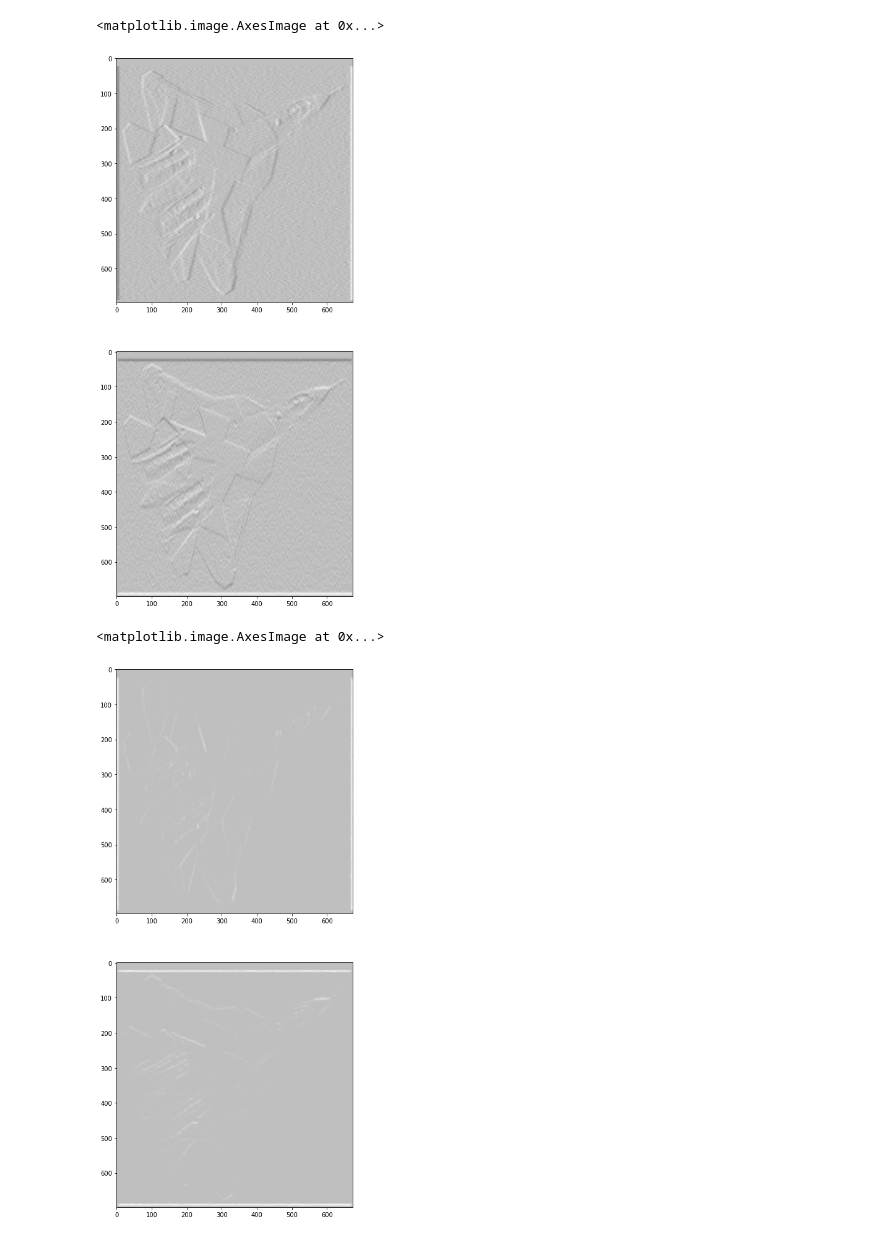
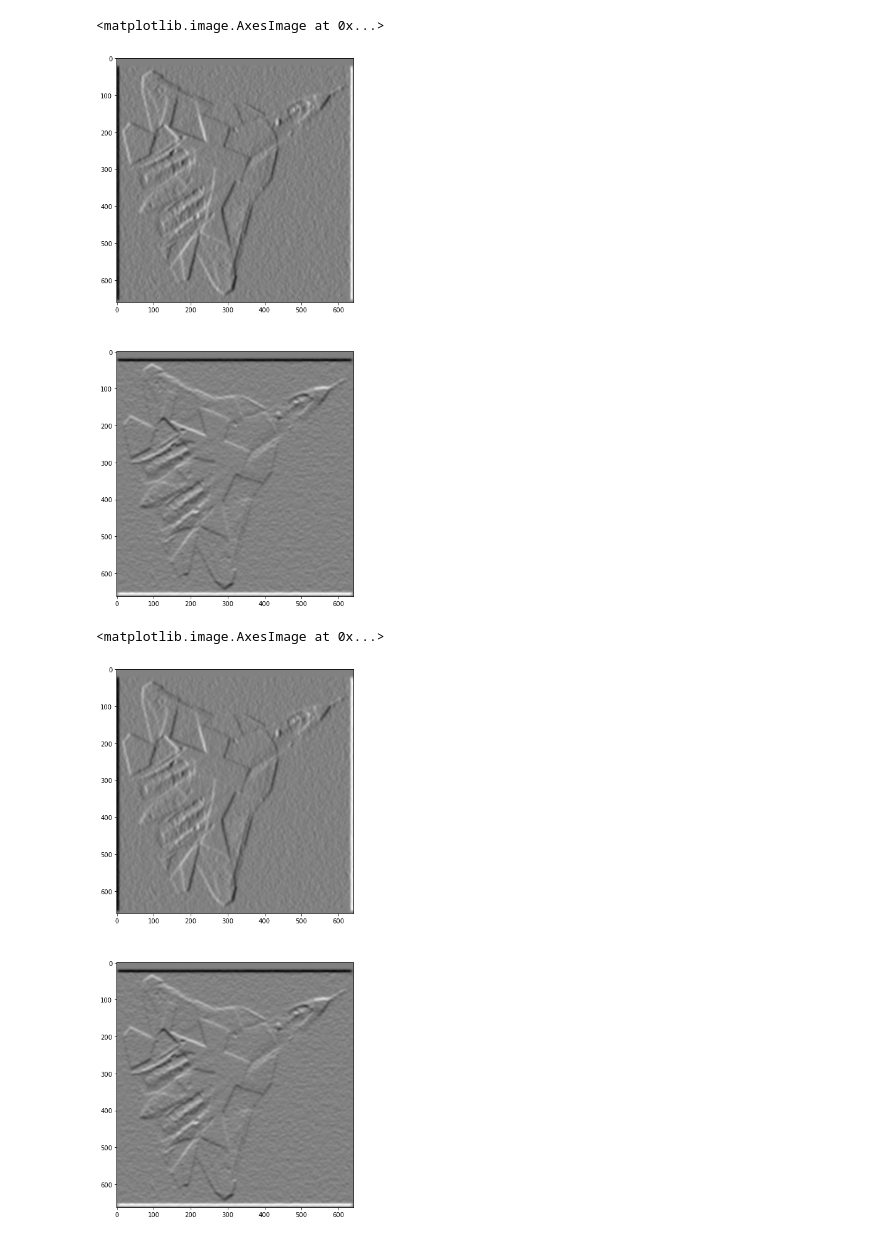
Before and after one commit to BrysonGray/fibermetric, a Jupyter notebook: notebooks/image_gradient_demo.ipynb, the cells around one changed output. Cells and saved outputs as stored; diff of their text form; code cells hidden in the pictures.

```diff
--- a/notebooks/image_gradient_demo.ipynb
+++ b/notebooks/image_gradient_demo.ipynb
@@ -3,12 +3,12 @@ import matplotlib.pyplot as plt
 import numpy as np
 from scipy.ndimage import gaussian_filter, gaussian_filter1d, sobel
 # %%
-image_path = '/home/brysongray/Downloads/noisy_image.png'
-I = plt.imread(image_path)
+image_path = '/Users/brysongray/Downloads/noisy_image.jpeg'
+I = plt.imread(image_path).astype(float)/255.0
 print(np.max(I), np.min(I))
 
 plt.figure(figsize=(8,8))
-plt.imshow(I)
+plt.imshow(I, cmap='gray')
 # %% [output]
 1.0 0.0
 <matplotlib.image.AxesImage at 0x...>
@@ -16,22 +16,24 @@ plt.imshow(I)
 # %%
 I_x = gaussian_filter1d(I, 3, axis=1, order=1)
+I_x = gaussian_filter1d(I_x, 3, axis=0, order=0)
 I_x = (I_x - np.min(I_x))/(np.max(I_x)-np.min(I_x))
 I_y = gaussian_filter1d(I, 3, axis=0, order=1)
+I_y = gaussian_filter1d(I_y, 3, axis=1, order=0)
 I_y = (I_y - np.min(I_y))/(np.max(I_y)-np.min(I_y))
 fig, axs = plt.subplots(2, figsize=(8,16))
-axs[0].imshow(I_x)
-axs[1].imshow(I_y)
+axs[0].imshow(I_x, cmap='gray')
+axs[1].imshow(I_y, cmap='gray')
 # %% [output]
 <matplotlib.image.AxesImage at 0x...>
-[figure, old version]
+[figure, new version]
 # %%
 I_x = gaussian_filter(sobel(I, axis=1), 3)
 I_x = (I_x - np.min(I_x))/(np.max(I_x)-np.min(I_x))
 I_y = gaussian_filter(sobel(I, axis=0), 3)
 I_y = (I_y - np.min(I_y))/(np.max(I_y)-np.min(I_y))
 fig, axs = plt.subplots(2, figsize=(8,16))
-axs[0].imshow(I_x)
-axs[1].imshow(I_y)
+axs[0].imshow(I_x, cmap='gray')
+axs[1].imshow(I_y, cmap='gray')
 # %% [output]
 <matplotlib.image.AxesImage at 0x...>
-[figure, old version]
+[figure, new version]
```
Also changed, not shown: parts of 1 cell of this notebook, 1 other file.
